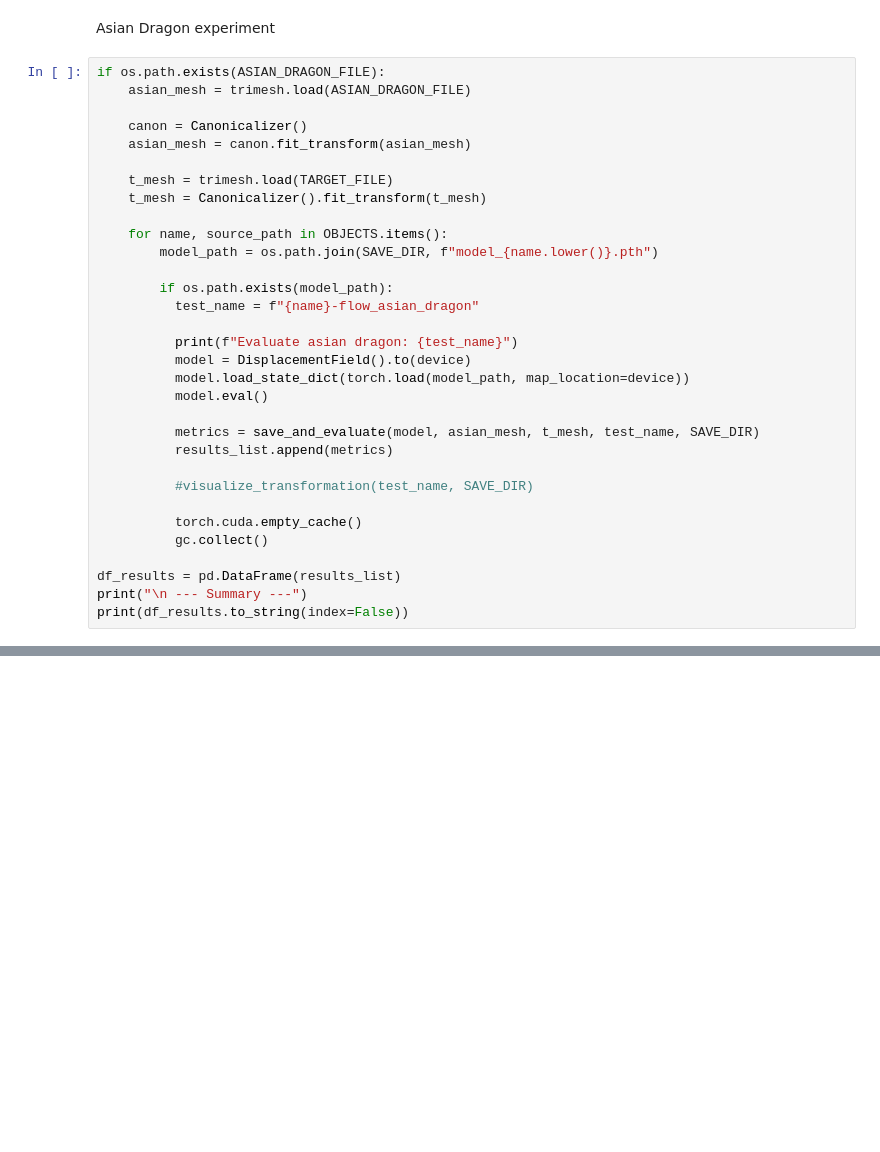
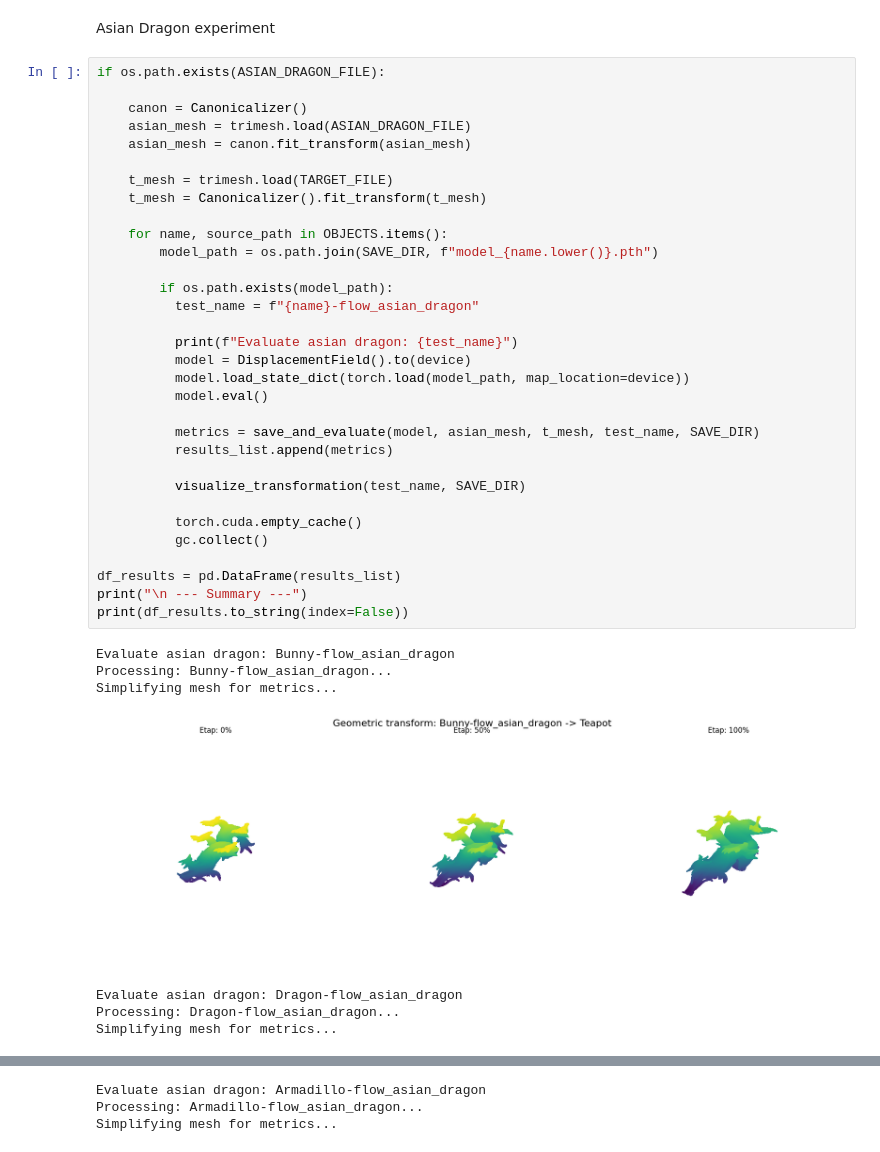
Before and after one commit to kraszor/SIGK-2025Z, a Jupyter notebook: transformacja-3d/sigk4.ipynb, the cells around one changed output, grey strips where cells are left out. Saved outputs shown, nothing was run; the diff lists cells and outputs as text; blank space fills up the shorter version.

```diff
--- a/transformacja-3d/sigk4.ipynb
+++ b/transformacja-3d/sigk4.ipynb
@@ -375,33 +388,41 @@ Saved file ./drive/MyDrive/SIGK/3D_transformation/results/Armadillo_step_100.obj
 Asian Dragon experiment
 # %%
 if os.path.exists(ASIAN_DRAGON_FILE):
-    asian_mesh = trimesh.load(ASIAN_DRAGON_FILE)
 
     canon = Canonicalizer()
+    asian_mesh = trimesh.load(ASIAN_DRAGON_FILE)
     asian_mesh = canon.fit_transform(asian_mesh)
 
     t_mesh = trimesh.load(TARGET_FILE)
     t_mesh = Canonicalizer().fit_transform(t_mesh)
 
     for name, source_path in OBJECTS.items():
         model_path = os.path.join(SAVE_DIR, f"model_{name.lower()}.pth")
 
         if os.path.exists(model_path):
           test_name = f"{name}-flow_asian_dragon"
 
           print(f"Evaluate asian dragon: {test_name}")
           model = DisplacementField().to(device)
           model.load_state_dict(torch.load(model_path, map_location=device))
           model.eval()
 
           metrics = save_and_evaluate(model, asian_mesh, t_mesh, test_name, SAVE_DIR)
           results_list.append(metrics)
 
-          #visualize_transformation(test_name, SAVE_DIR)
+          visualize_transformation(test_name, SAVE_DIR)
 
           torch.cuda.empty_cache()
           gc.collect()
 
 df_results = pd.DataFrame(results_list)
 print("\n --- Summary ---")
 print(df_results.to_string(index=False))
+# %% [output]
+Evaluate asian dragon: Bunny-flow_asian_dragon
+Processing: Bunny-flow_asian_dragon...
+Simplifying mesh for metrics...
+[figure, added]
+Evaluate asian dragon: Dragon-flow_asian_dragon
+Processing: Dragon-flow_asian_dragon...
+Simplifying mesh for metrics...
@@ -407,0 +430,3 @@ print(df_results.to_string(index=False))
+Evaluate asian dragon: Armadillo-flow_asian_dragon
+Processing: Armadillo-flow_asian_dragon...
+Simplifying mesh for metrics...
```
Also changed, not shown: parts of 3 cells of this notebook.
